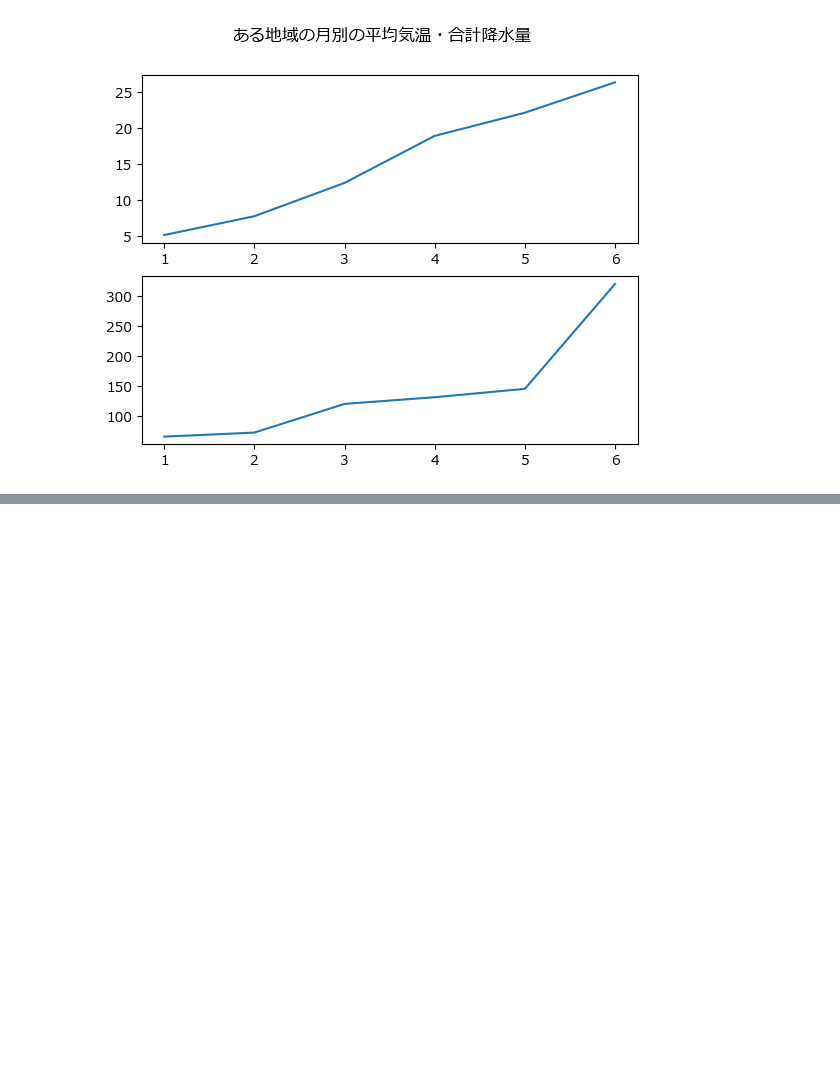
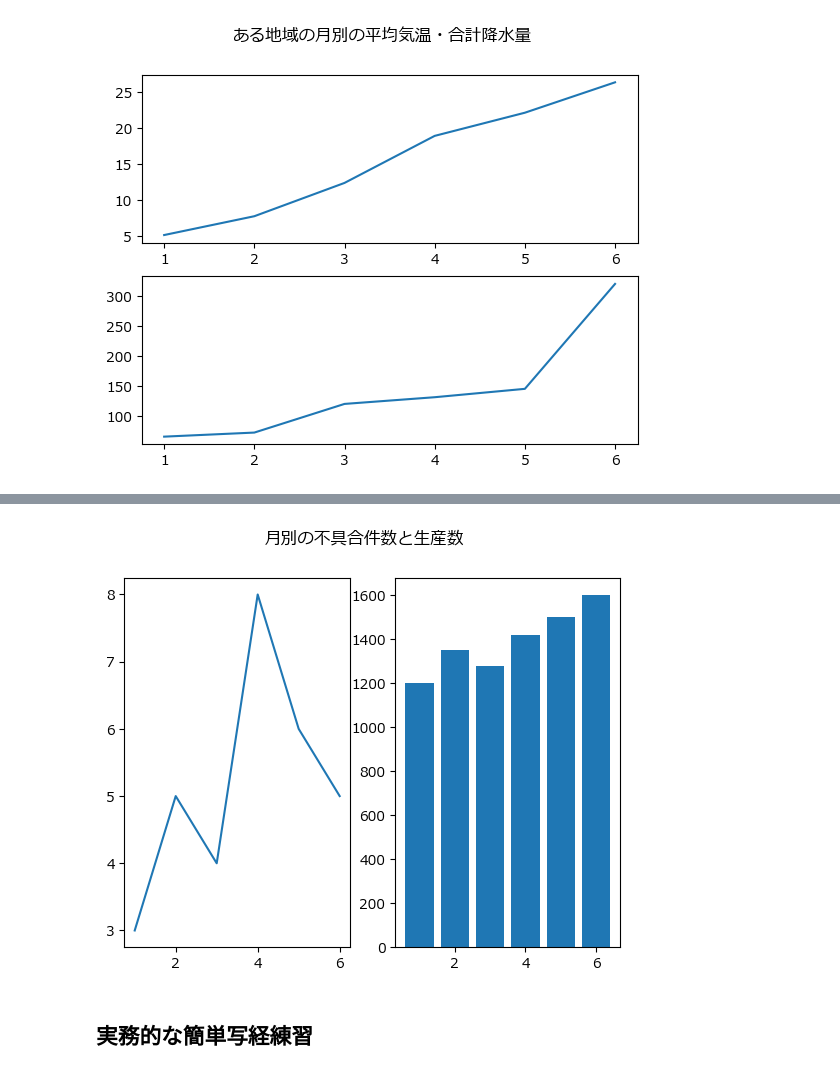
Before and after one commit to kjfarm1225/pyq_practice, a Jupyter notebook: 140_6_multi_subplot/140-6_multi_subplot.ipynb, the cells around one changed output, grey strips where cells are left out. Cells and saved outputs as stored; diff of their text form; code cells hidden in the pictures; blank space fills up the shorter version.

```diff
--- a/140_6_multi_subplot/140-6_multi_subplot.ipynb
+++ b/140_6_multi_subplot/140-6_multi_subplot.ipynb
@@ -23,0 +52,21 @@ plt.show()
+# %%
+import matplotlib.pyplot as plt
+%matplotlib inline
+
+plt.rcParams["font.family"] = "Meiryo"
+
+months = [1, 2, 3, 4, 5, 6]
+defects = [3, 5, 4, 8, 6, 5]
+production = [1200, 1350, 1280, 1420, 1500, 1600]
+# %%
+fig, axes = plt.subplots(1, 2)
+
+axes[0].plot(months, defects)
+axes[1].bar(months, production)
+
+fig.suptitle("月別の不具合件数と生産数")
+plt.show()
+# %% [output]
+[figure, added]
+# %% [markdown]
+## 実務的な簡単写経練習
```
Also changed, not shown: parts of 7 cells of this notebook.
